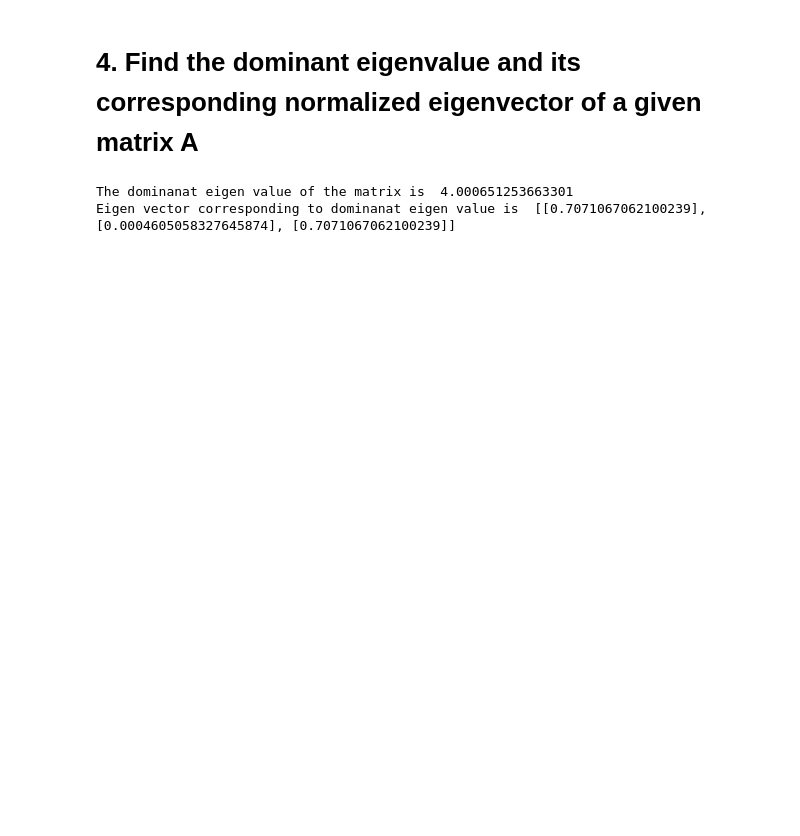
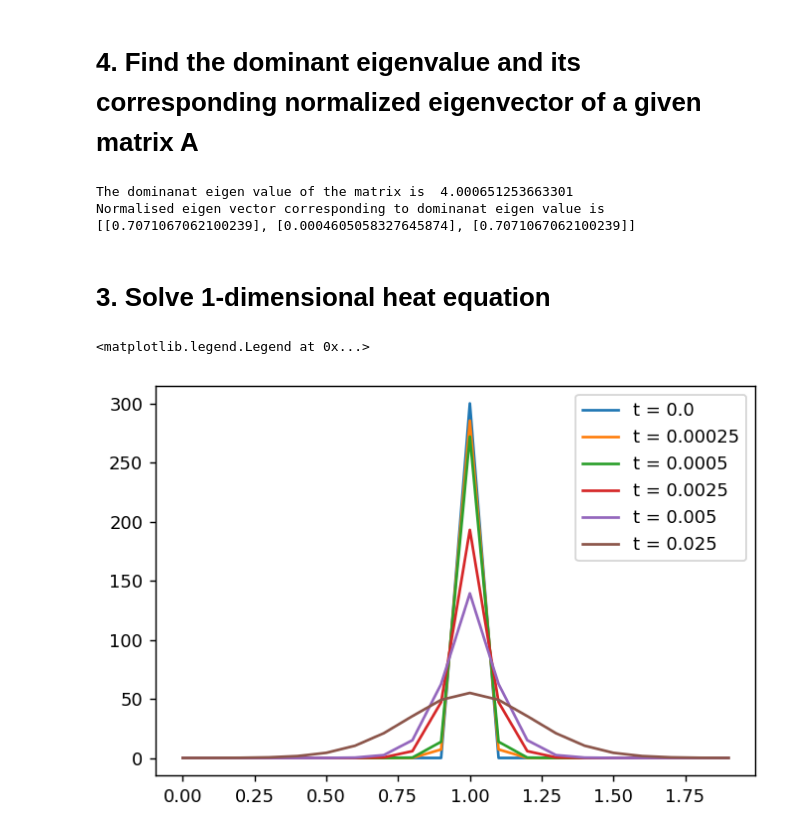
Before and after one commit to jabed-umar/P346-codes, a Jupyter notebook: ODE, PDE & Eigenvalue.ipynb, the cells around one changed output. Cells and saved outputs as stored; diff of their text form; code cells hidden in the pictures; blank space fills up the shorter version.

```diff
--- a/ODE, PDE & Eigenvalue.ipynb
+++ b/ODE, PDE & Eigenvalue.ipynb
@@ -32,7 +52,31 @@ A = [[2,1,2],
      [3,1,1]]
 evec, eval = a.powr_iter(A,[[1],[1],[1]],0.001)
 print("The dominanat eigen value of the matrix is ", eval)
-print("Eigen vector corresponding to dominanat eigen value is ", evec)
+print("Normalised eigen vector corresponding to dominanat eigen value is ", evec)
 # %% [output]
 The dominanat eigen value of the matrix is  4.000651253663301
-Eigen vector corresponding to dominanat eigen value is  [[0.7071067062100239], [0.0004605058327645874], [0.7071067062100239]]
+Normalised eigen vector corresponding to dominanat eigen value is  [[0.7071067062100239], [0.0004605058327645874], [0.7071067062100239]]
+# %% [markdown]
+# 3. Solve 1-dimensional heat equation
+# %%
+L = 2
+# defining the initial conditions
+def temp0(i, nL):
+    if nL%2: nL -= 1
+    if i == nL/2: return 300
+    return 0
+T = 1
+nL = 20
+nT = 20000
+A = a.heat_equation(temp0, L, T, nL, nT)
+# plotting the solution of the heat equation
+# time steps
+times = [0, 5, 10, 50, 100, 500]
+xs = [i*L/nL for i in range(nL)]
+plt.figure(dpi=130)
+for time in times:
+    plt.plot(xs, A[time], label=f"t = {time*T/nT}")
+plt.legend()
+# %% [output]
+<matplotlib.legend.Legend at 0x...>
+[figure, added]
```
Also changed, not shown: parts of 2 cells of this notebook, 1 other file.
